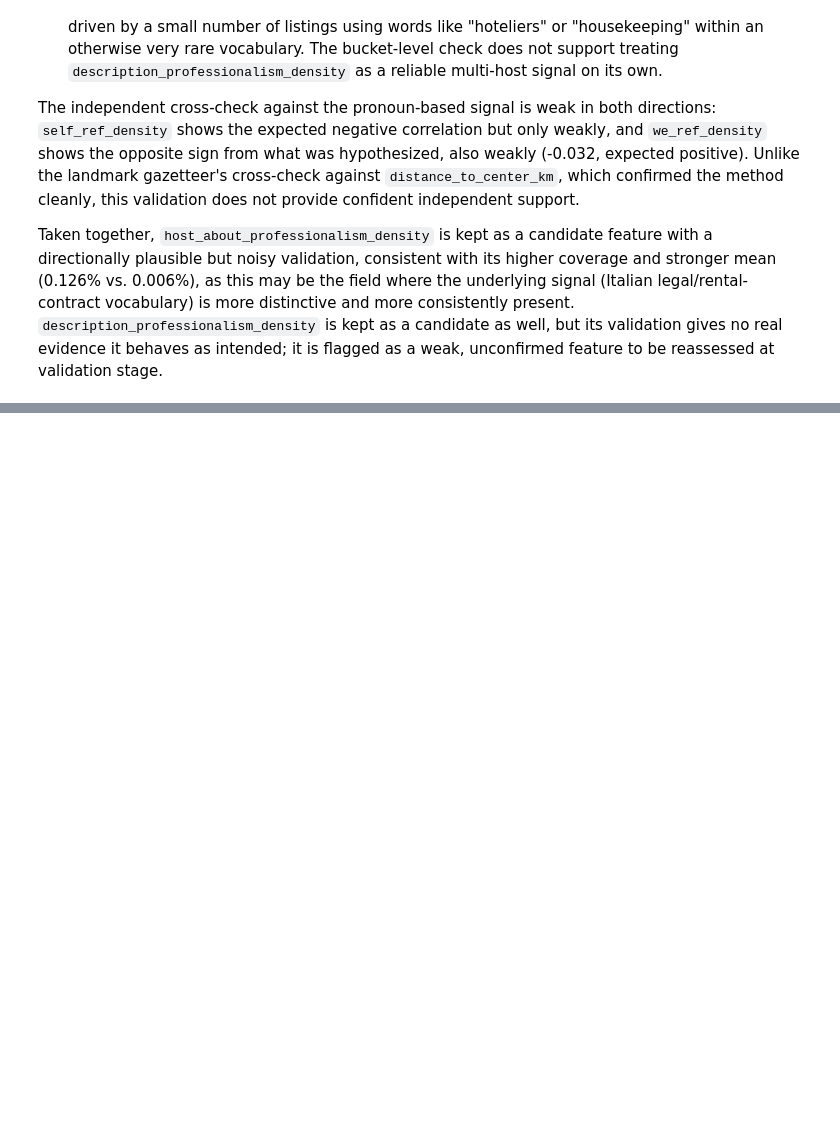
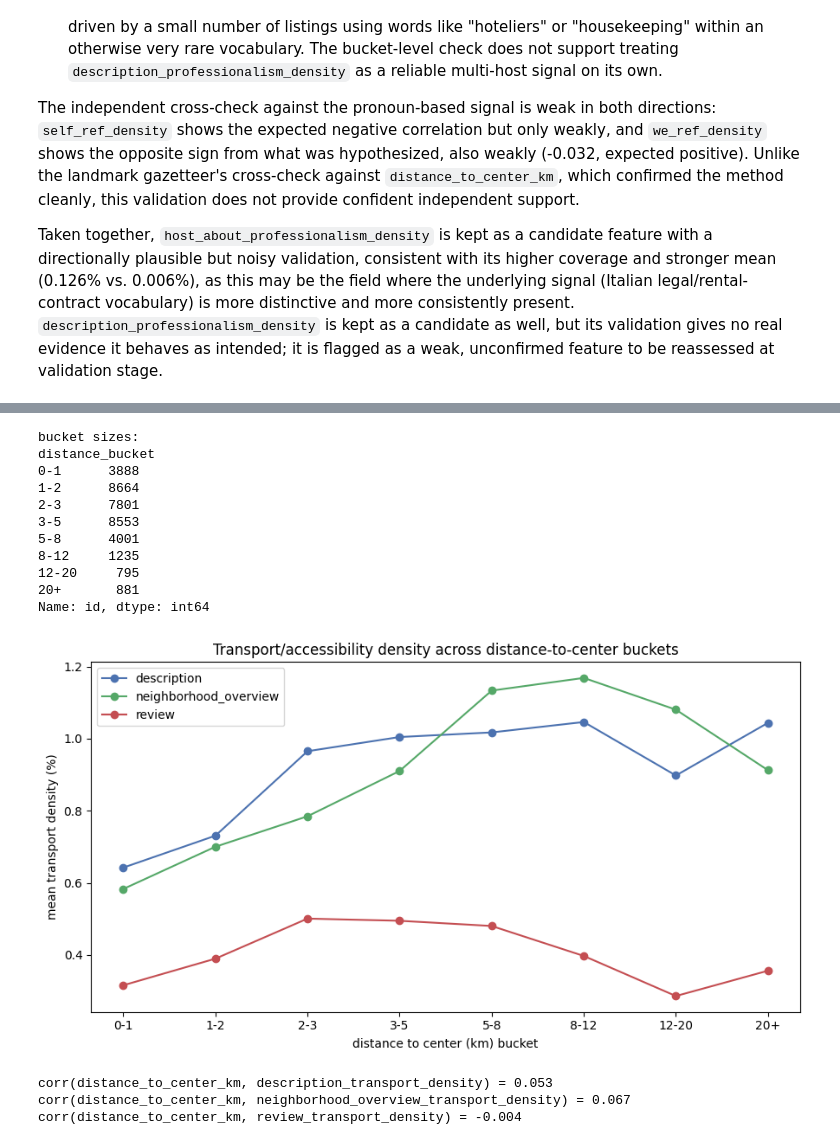
Before and after one commit to pln6/airbnb-market-segmentation-analysis, a Jupyter notebook: notebooks/02_feature_engineering.ipynb, the cells around one changed output, grey strips where cells are left out. Drawn from its saved outputs; the diff is of its cells as text; code cells hidden in the pictures; blank space fills up the shorter version.

```diff
--- a/notebooks/02_feature_engineering.ipynb
+++ b/notebooks/02_feature_engineering.ipynb
@@ -3059,0 +3154,3 @@ Taken together, `host_about_professionalism_density` is kept as a candidate feat
+# %%
+transport_translated = translate_transport_phrases(client, transport_candidates_en)
+transport_translated
@@ -3059,0 +3284,49 @@ Taken together, `host_about_professionalism_density` is kept as a candidate feat
+# %%
+distance_bins = [0, 1, 2, 3, 5, 8, 12, 20, 100]
+distance_bin_labels = ['0-1', '1-2', '2-3', '3-5', '5-8', '8-12', '12-20', '20+']
+listings_clean['distance_bucket'] = pd.cut(
+    listings_clean['distance_to_center_km'], bins=distance_bins, labels=distance_bin_labels, right=False
+)
+
+bucket_means_transport = listings_clean.groupby('distance_bucket', observed=True)[
+    ['description_transport_density', 'neighborhood_overview_transport_density', 'review_transport_density']
+].mean()
+bucket_counts_transport = listings_clean.groupby('distance_bucket', observed=True)['id'].count()
+
+print("bucket sizes:")
+print(bucket_counts_transport)
+
+fig, ax = plt.subplots(figsize=(9, 5))
+x = range(len(bucket_means_transport))
+for field in transport_fields:
+    col = f'{field}_transport_density'
+    ax.plot(x, bucket_means_transport[col], marker='o', label=field, color=colors_transport[field])
+ax.set_xticks(x)
+ax.set_xticklabels(bucket_means_transport.index)
+ax.set_xlabel('distance to center (km) bucket')
+ax.set_ylabel('mean transport density (%)')
+ax.set_title('Transport/accessibility density across distance-to-center buckets')
+ax.legend()
+plt.tight_layout()
+plt.show()
+
+# numeric correlation alongside the visual trend
+for field in transport_fields:
+    corr = listings_clean['distance_to_center_km'].corr(listings_clean[f'{field}_transport_density'])
+    print(f"corr(distance_to_center_km, {field}_transport_density) = {corr:.3f}")
+# %% [output]
+bucket sizes:
+distance_bucket
+0-1      3888
+1-2      8664
+2-3      7801
+3-5      8553
+5-8      4001
+8-12     1235
+12-20     795
+20+       881
+Name: id, dtype: int64
+[figure, added]
+corr(distance_to_center_km, description_transport_density) = 0.053
+corr(distance_to_center_km, neighborhood_overview_transport_density) = 0.067
+corr(distance_to_center_km, review_transport_density) = -0.004
```
Also changed, not shown: parts of 14 cells of this notebook.
